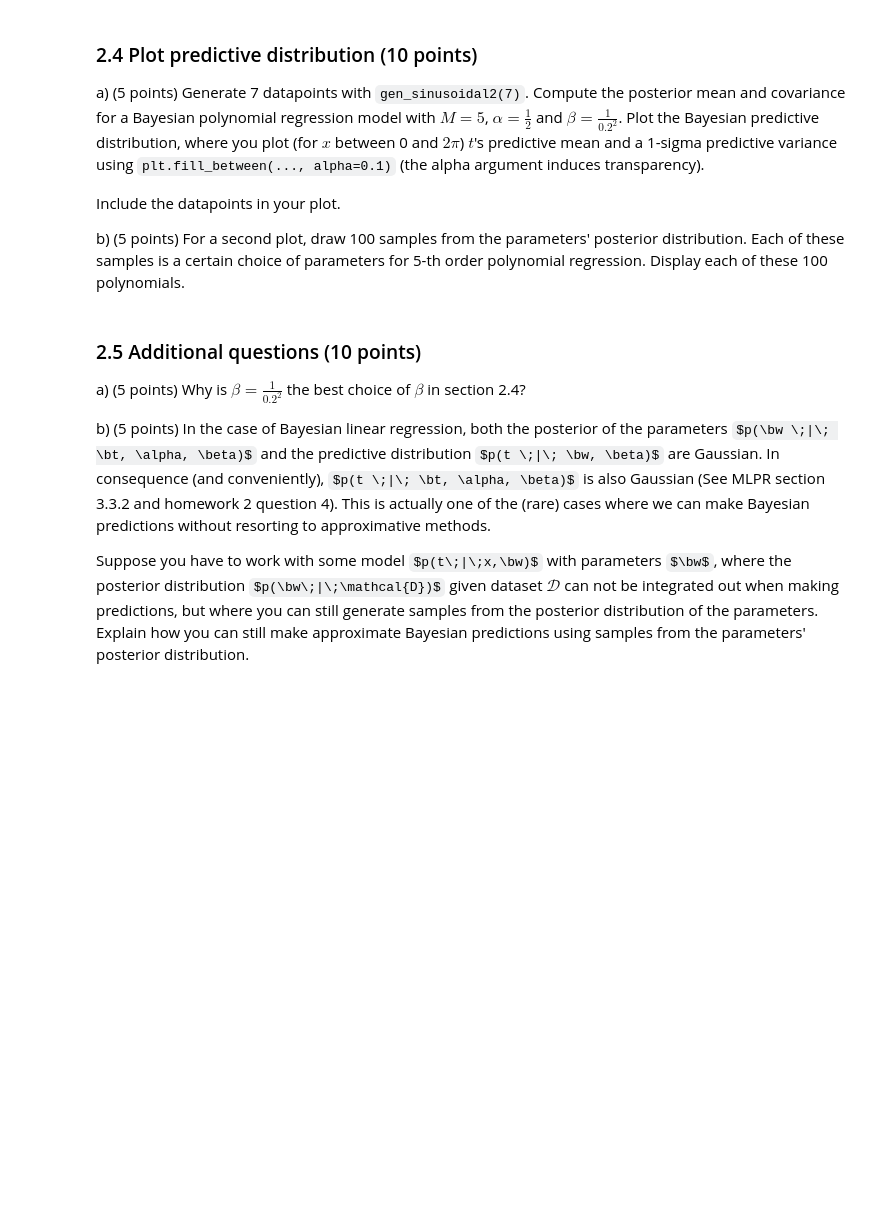
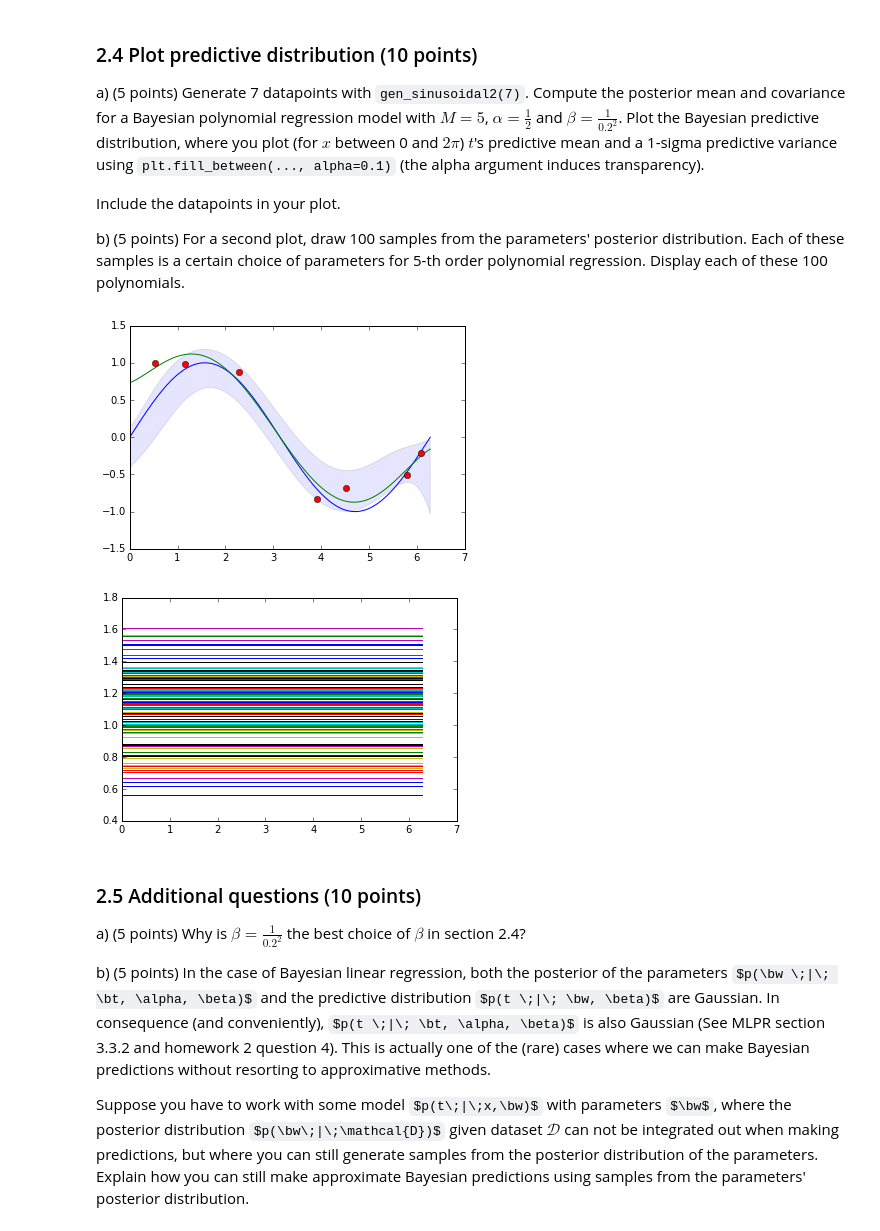
Before and after one commit to MBleeker/mlLabsRepo, a Jupyter notebook: Lab1_final_1_2_3.ipynb, the cells around one changed output. Cells and saved outputs as stored; diff of their text form; code cells hidden in the pictures; some formulas as TeX source; blank space fills up the shorter version.

Commit message:
added 2.4 only part b is not finished yet

```diff
--- a/Lab1_final_1_2_3.ipynb
+++ b/Lab1_final_1_2_3.ipynb
@@ -183,9 +183,9 @@ where $\phi(\bx)$ are the computed features for a new datapoint $\bx$, and $t$ i
 Write a function that `predict_polynomial_bayes(x, m, S, beta)` that returns the predictive mean and variance given a new datapoint `x`, posterior mean `m`, posterior variance `S` and a choice of model variance `beta`.
 # %%
 def predict_polynomial_bayes(x, m, S, beta):
-    phi = []
-    for i in range(0,len(m)):
-        phi.append(x**i)
+    phi = numpy.zeros(shape=(1,len(m)))
+    for i in range(0,len(m+1)):
+        phi[0,i] = x**i
     posterior_mean = np.dot(phi,m)
     posterior_var = beta**(-1) + np.dot(np.dot(phi, S), phi.transpose())
     return posterior_mean, posterior_var
@@ -199,6 +199,39 @@ Include the datapoints in your plot.
 
 b) (5 points) For a second plot, draw 100 samples from the parameters' posterior distribution. Each of these samples is a certain choice of parameters for 5-th order polynomial regression.
 Display each of these 100 polynomials.
+# %%
+res = 1000
+beta = (0.2**2)**-1
+alpha = 0.5
+m = 5
+x, t = gen_sinusoidal2(7)
+sn, mn = fit_polynomial_bayes(x, t, m, alpha, beta)
+sinus_data = np.linspace(0, (2*np.pi), 1000)
+plt.plot(sinus_data, np.sin(sinus_data),sinus_data , model_output(sinus_data, mn),  x, t, 'o')
+
+upper_boundary = []
+lower_boundary = []
+
+for x in sinus_data:
+    posterior_mean, posterior_var = predict_polynomial_bayes(x, mn, sn, beta)
+    upper_boundary.append(float(posterior_mean) + sqrt(float(posterior_var)))
+    lower_boundary.append(float(posterior_mean) - sqrt(float(posterior_var)))
+
+plt.fill_between(sinus_data, upper, lower, alpha=0.1)
+plt.show()
+
+
+#TODO: rewrite this part
+mn = [mn.item(i) for i in range(6)]
+for i in range(100):
+    mu = np.random.multivariate_normal(mn, Sn)
+    mu = matrix(mu)
+    plt.plot( sinus_data ,model_output(sinus_data, mu))
+
+plt.show()
+# %% [output]
+[figure, added]
+[figure, added]
 # %% [markdown]
 ### 2.5 Additional questions (10 points)
 
```
Also changed, not shown: parts of 1 cell of this notebook.
